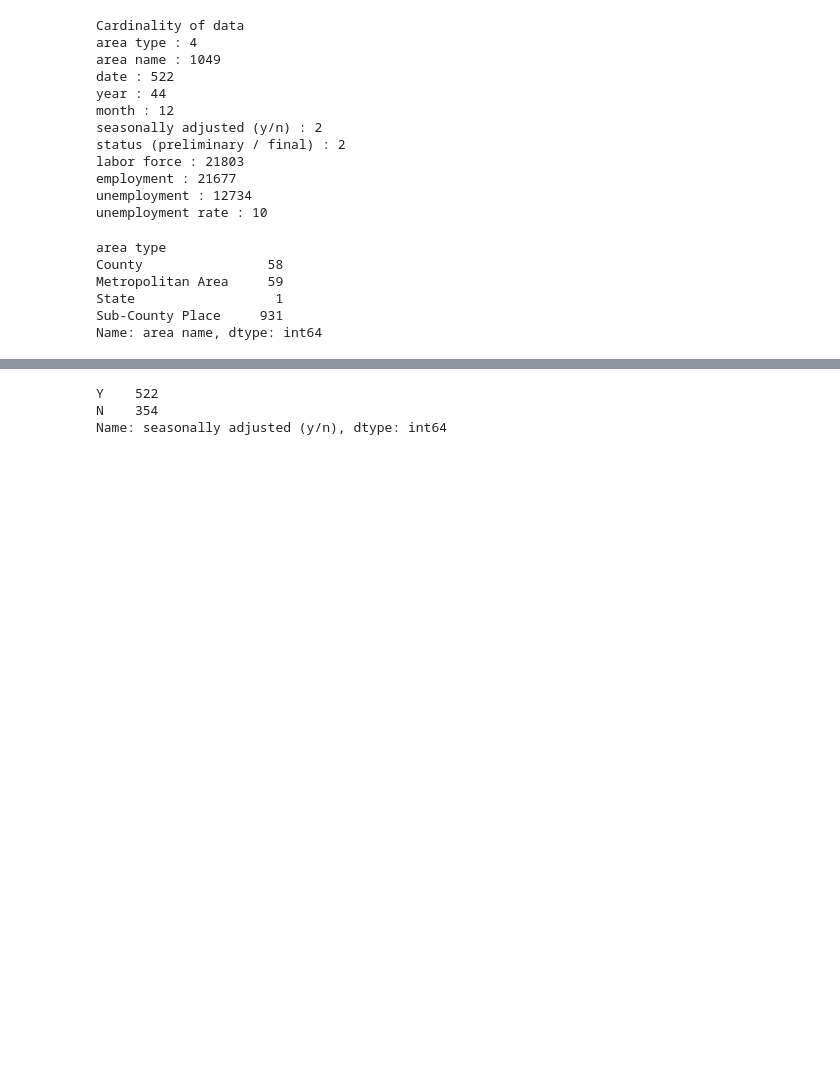
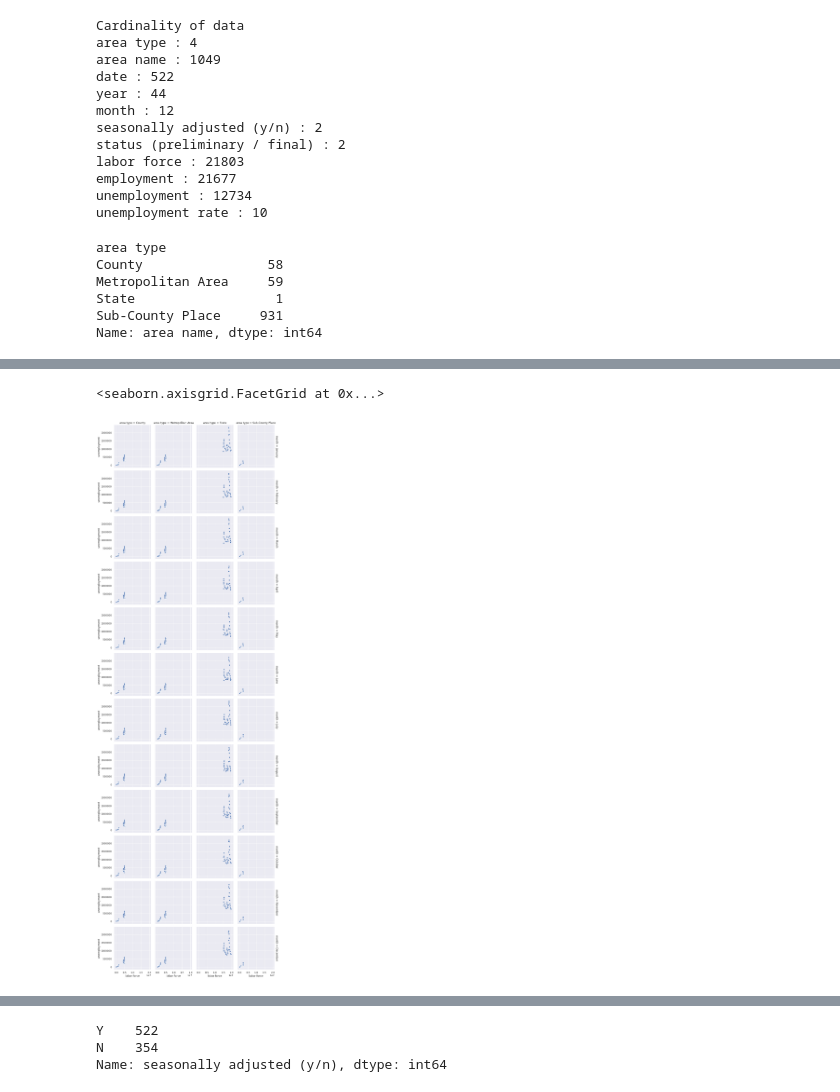
Before and after one commit to rblcoder/Analyzing-open-data-edd-ca, a Jupyter notebook: Local Area Unemployment Statistics Analysis Part 1.ipynb, the cells around one changed output, grey strips where cells are left out. Cells and saved outputs as stored; diff of their text form; code cells hidden in the pictures; blank space fills up the shorter version.

```diff
--- a/Local Area Unemployment Statistics Analysis Part 1.ipynb
+++ b/Local Area Unemployment Statistics Analysis Part 1.ipynb
@@ -99,0 +191,10 @@ Name: area name, dtype: int64
+# %%
+import matplotlib.pyplot as plt
+sns.set(style="darkgrid")
+
+g = sns.FacetGrid(df_us[df_us['seasonally adjusted (y/n)']=='N'], row="month", col="area type",margin_titles=True)
+
+(g.map(plt.scatter, "labor force","unemployment", edgecolor="w")).add_legend()
+# %% [output]
+<seaborn.axisgrid.FacetGrid at 0x...>
+[figure, added]
```
Also changed, not shown: parts of 16 cells of this notebook.
